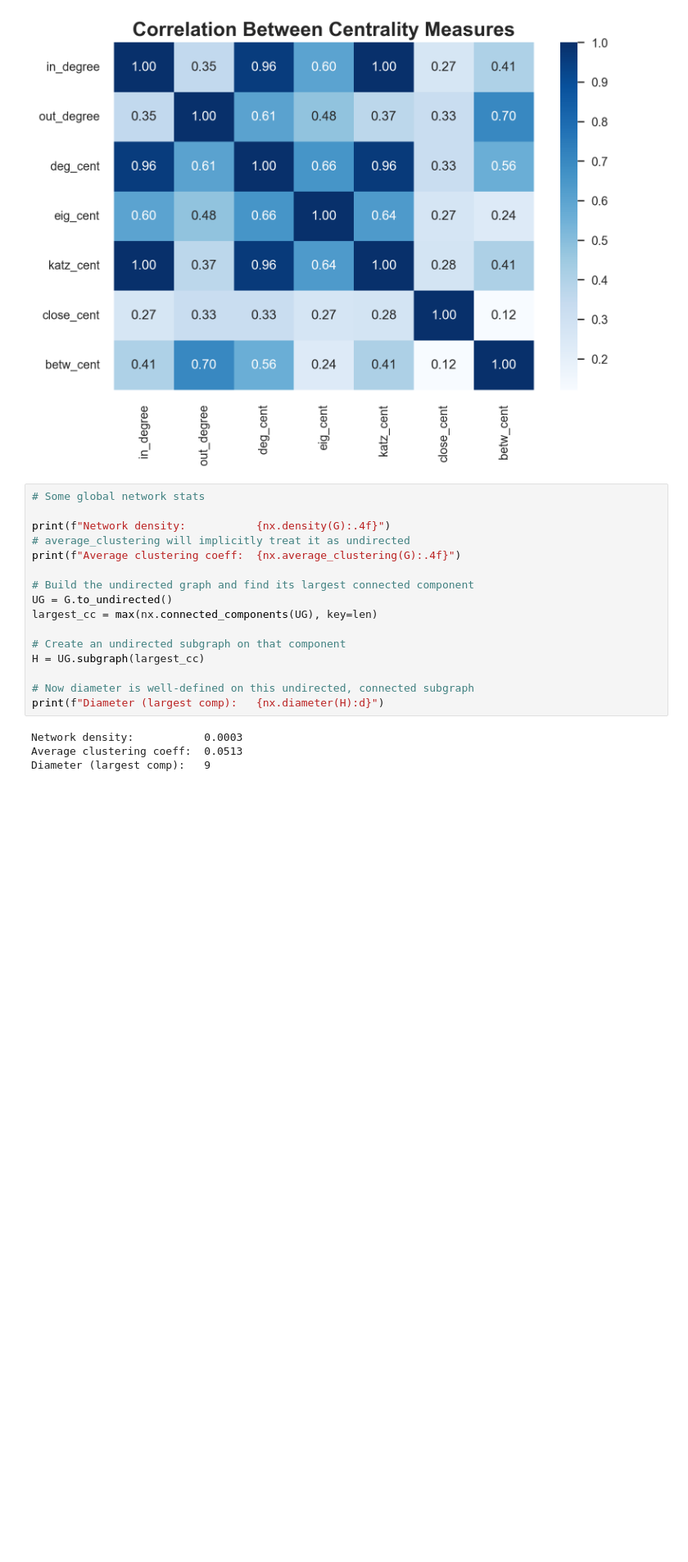
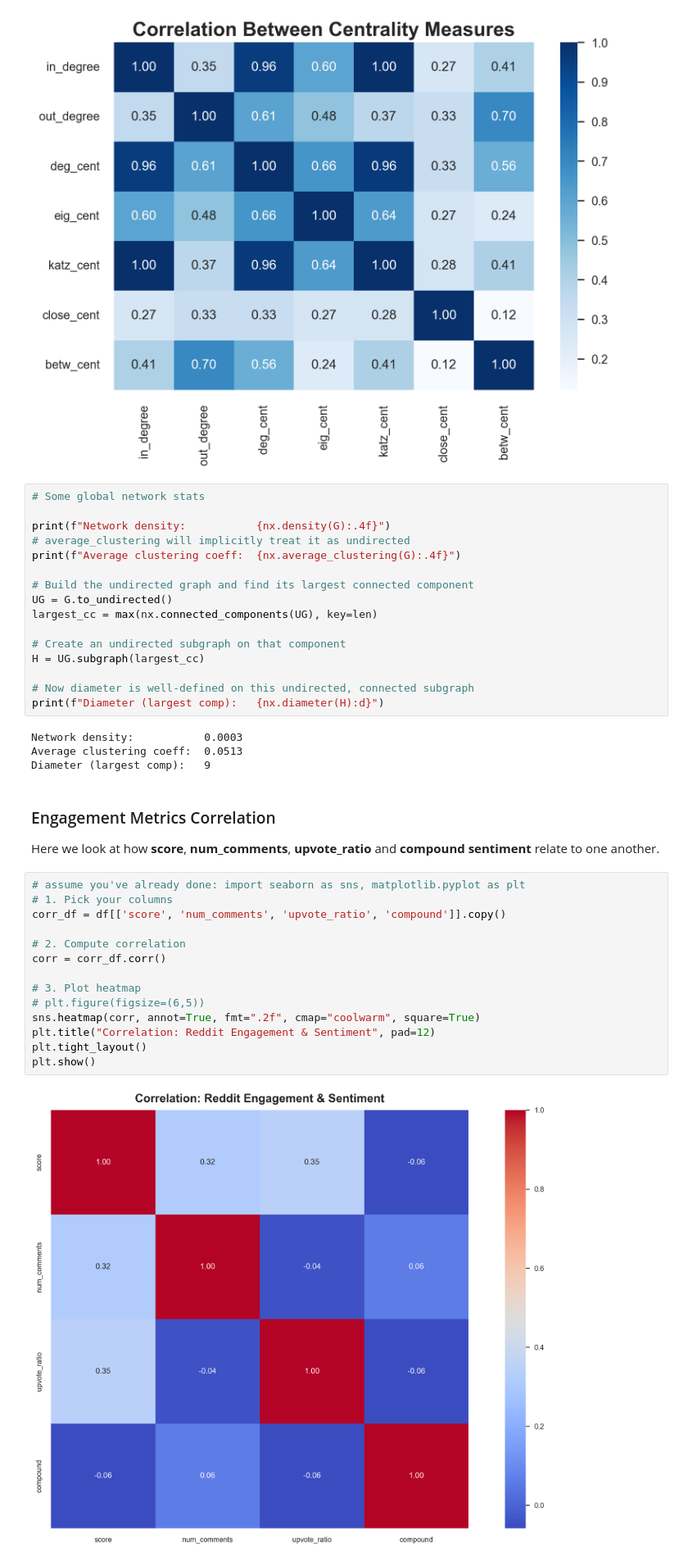
Before and after one commit to mayankkantharia/Social-Media-and-Network-Analysis-of-Russia-Ukraine-War, a Jupyter notebook: Processing/reddit_data_processing.ipynb, the cells around one changed output. Shown at 82% size. Cells and saved outputs as stored; diff of their text form; blank space fills up the shorter version.

```diff
--- a/Processing/reddit_data_processing.ipynb
+++ b/Processing/reddit_data_processing.ipynb
@@ -543,3 +579,23 @@ print(f"Diameter (largest comp):   {nx.diameter(H):d}")
 Network density:           0.0003
 Average clustering coeff:  0.0513
 Diameter (largest comp):   9
+# %% [markdown]
+### Engagement Metrics Correlation
+
+Here we look at how **score**, **num_comments**, **upvote_ratio** and **compound sentiment** relate to one another.
+# %%
+# assume you've already done: import seaborn as sns, matplotlib.pyplot as plt
+# 1. Pick your columns
+corr_df = df[['score', 'num_comments', 'upvote_ratio', 'compound']].copy()
+
+# 2. Compute correlation
+corr = corr_df.corr()
+
+# 3. Plot heatmap
+# plt.figure(figsize=(6,5))
+sns.heatmap(corr, annot=True, fmt=".2f", cmap="coolwarm", square=True)
+plt.title("Correlation: Reddit Engagement & Sentiment", pad=12)
+plt.tight_layout()
+plt.show()
+# %% [output]
+[figure, added]
```
Also changed, not shown: parts of 12 cells of this notebook.
